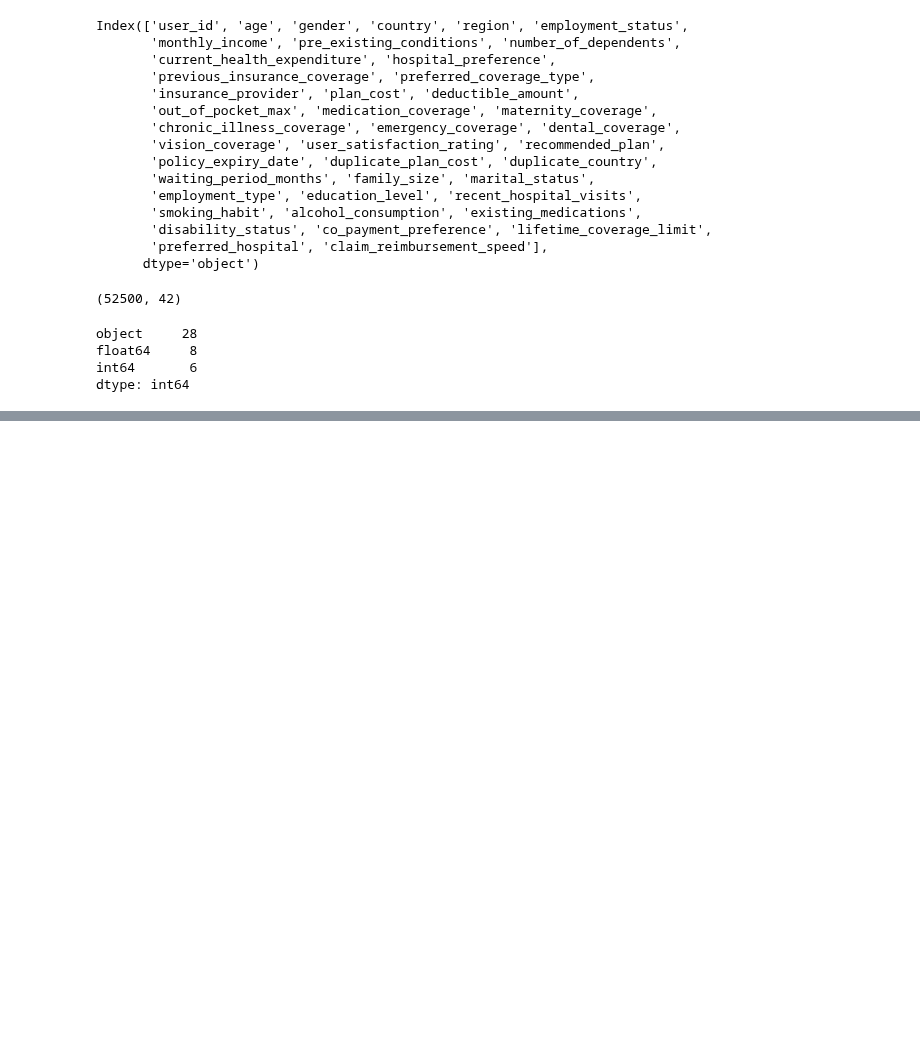
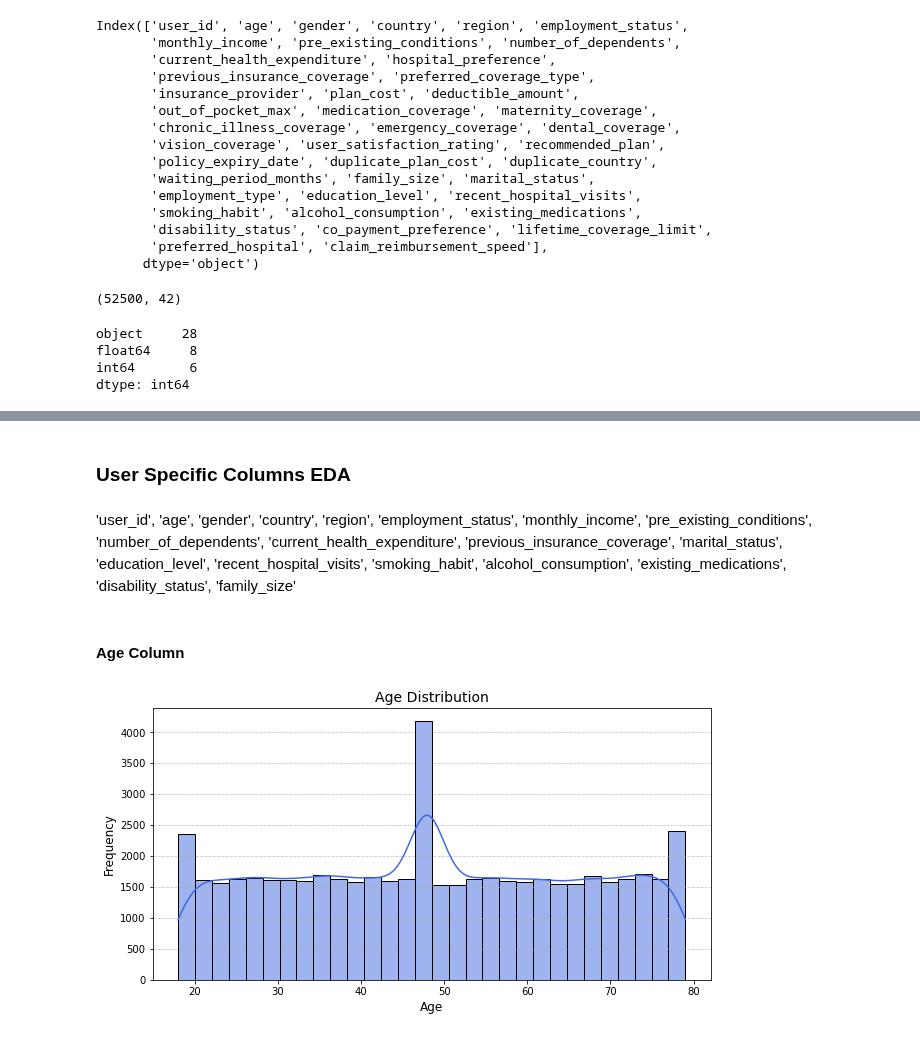
Before and after one commit to ruth-kitasi/Health-Insurance-Recommender-System, a Jupyter notebook: Notebooks/Cecilia.ipynb, the cells around one changed output, grey strips where cells are left out. Saved outputs shown, nothing was run; the diff lists cells and outputs as text; code cells hidden in the pictures; blank space fills up the shorter version.

```diff
--- a/Notebooks/Cecilia.ipynb
+++ b/Notebooks/Cecilia.ipynb
@@ -108,0 +269,18 @@ dtype: int64
+# %% [markdown]
+### User Specific Columns EDA
+# %% [markdown]
+'user_id', 'age', 'gender', 'country', 'region', 'employment_status', 'monthly_income', 'pre_existing_conditions', 'number_of_dependents', 'current_health_expenditure', 'previous_insurance_coverage', 'marital_status', 'education_level', 'recent_hospital_visits', 'smoking_habit', 'alcohol_consumption', 'existing_medications', 'disability_status', 'family_size'
+# %% [markdown]
+#### Age Column
+# %%
+plt.figure(figsize=(10,5))
+sns.histplot(data['age'], bins=30, kde=True, color='royalblue')
+
+plt.title('Age Distribution', fontsize=14)
+plt.xlabel('Age', fontsize=12)
+plt.ylabel('Frequency', fontsize=12)
+plt.grid(axis='y', linestyle='--', alpha=0.7)
+
+plt.show()
+# %% [output]
+[figure, added]
```
Also changed, not shown: parts of 65 cells of this notebook.
